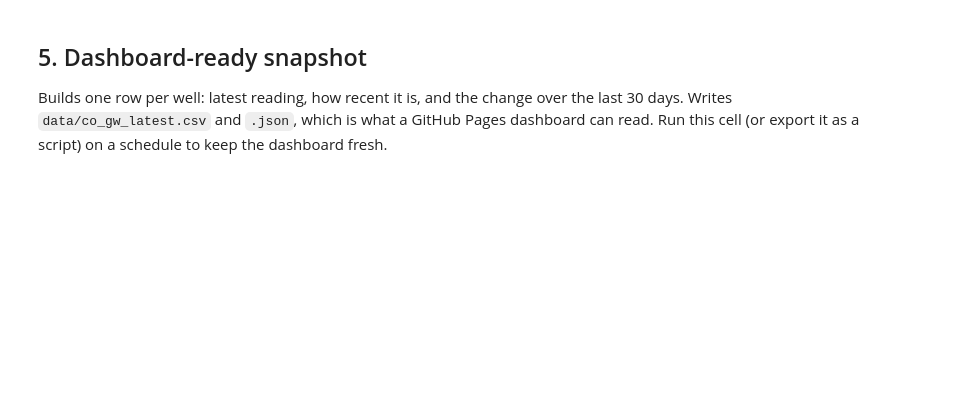
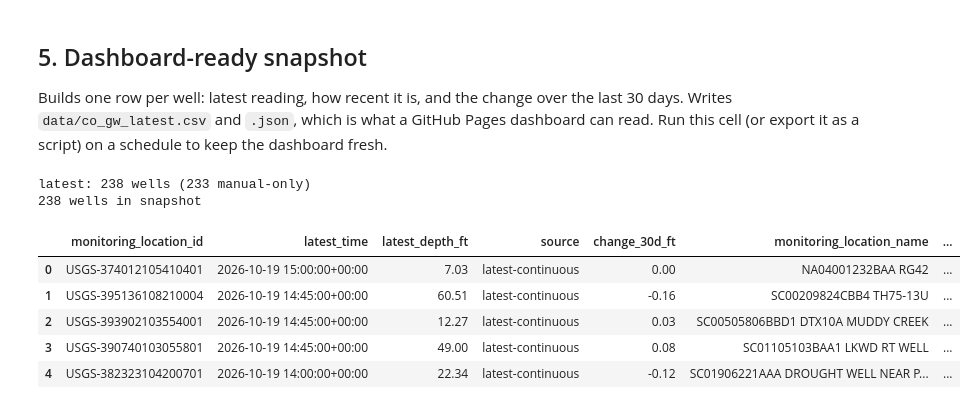
Before and after one commit to lillian-hanson/gpgn438-design-drought-analysis, a Jupyter notebook: inital_data_exploration/co_groundwater.ipynb, the cells around one changed output. Drawn from its saved outputs; the diff is of its cells as text; code cells hidden in the pictures; blank space fills up the shorter version.

```diff
--- a/inital_data_exploration/co_groundwater.ipynb
+++ b/inital_data_exploration/co_groundwater.ipynb
@@ -111,8 +150,0 @@ gw_summary.sort_values("end", ascending=False).head(10)
-# %%
-# Pick the longest record among wells that reported in the last 90 days
-cutoff = pd.Timestamp.now(tz="UTC") - pd.Timedelta(days=90)
-active = gw_summary[gw_summary["end"] >= cutoff].sort_values("record_years", ascending=False)
-print(f"{len(active)} sites reported in the last 90 days")
-
-example_site = active.iloc[0]["monitoring_location_id"] if len(active) else gw_summary.iloc[0]["monitoring_location_id"]
-print("Using site:", example_site, "-", gw_summary.set_index("monitoring_location_id").loc[example_site].get("monitoring_location_name"))
@@ -257,3 +434,44 @@ snapshot.head()
+# %%
+def change_over_window(site_ids, days=30):
+    """Depth change vs. `days` ago from daily values (+ = water table deeper / falling)."""
+    begin = (date.today() - timedelta(days=days + 5)).isoformat()
+    df = get_gw_daily(site_ids, begin=begin)
+    if df.empty:
+        return pd.DataFrame(columns=["monitoring_location_id", f"change_{days}d_ft"])
+    rows = []
+    for site, g in df.groupby("monitoring_location_id"):
+        g = g.dropna(subset=["value"])
+        if len(g) < 2:
+            continue
+        target = g["time"].iloc[-1] - pd.Timedelta(days=days)
+        base = g.iloc[(g["time"] - target).abs().argmin()]
+        rows.append({"monitoring_location_id": site,
+                     f"change_{days}d_ft": g["value"].iloc[-1] - base["value"]})
+    return pd.DataFrame(rows)
+
+# sensor wells get a 30-day change; manual-only wells just report their latest tape-down
+site_ids = active["monitoring_location_id"].tolist()
+latest = pd.concat([sensor_latest, manual_latest], ignore_index=True)
+change = change_over_window(site_ids, days=30)
+print(f"latest: {len(latest)} wells ({(latest['source'] == 'field-measurements').sum()} manual-only)")
+if latest.empty:
+    raise RuntimeError("No latest values for any well. Check the series/detail printout above: "
+                       "the parameter code or collection names may differ for your sites.")
+
+snapshot = (latest.merge(change, on="monitoring_location_id", how="left")
+            .merge(co_sites[show].drop_duplicates("monitoring_location_id"), on="monitoring_location_id", how="left"))
+snapshot["generated_utc"] = pd.Timestamp.now(tz="UTC").isoformat(timespec="seconds")
+print(f"{len(snapshot)} wells in snapshot")
+snapshot.head()
+# %% [output]
+latest: 238 wells (233 manual-only)
+238 wells in snapshot
+|  | monitoring_location_id | latest_time | latest_depth_ft | source | change_30d_ft | monitoring_location_name | ... |
+| 0 | USGS-374012105410401 | 2026-10-19 15:00:00+00:00 | 7.03 | latest-continuous | 0.00 | NA04001232BAA RG42 | ... |
+| 1 | USGS-395136108210004 | 2026-10-19 14:45:00+00:00 | 60.51 | latest-continuous | -0.16 | SC00209824CBB4 TH75-13U | ... |
+| 2 | USGS-393902103554001 | 2026-10-19 14:45:00+00:00 | 12.27 | latest-continuous | 0.03 | SC00505806BBD1 DTX10A MUDDY CREEK | ... |
+| 3 | USGS-390740103055801 | 2026-10-19 14:45:00+00:00 | 49.00 | latest-continuous | 0.08 | SC01105103BAA1 LKWD RT WELL | ... |
+| 4 | USGS-382323104200701 | 2026-10-19 14:00:00+00:00 | 22.34 | latest-continuous | -0.12 | SC01906221AAA DROUGHT WELL NEAR P... | ... |
 # %%
 out_dir = Path("data")
 out_dir.mkdir(exist_ok=True)
```
Also changed, not shown: parts of 13 cells of this notebook, 13 other files.
